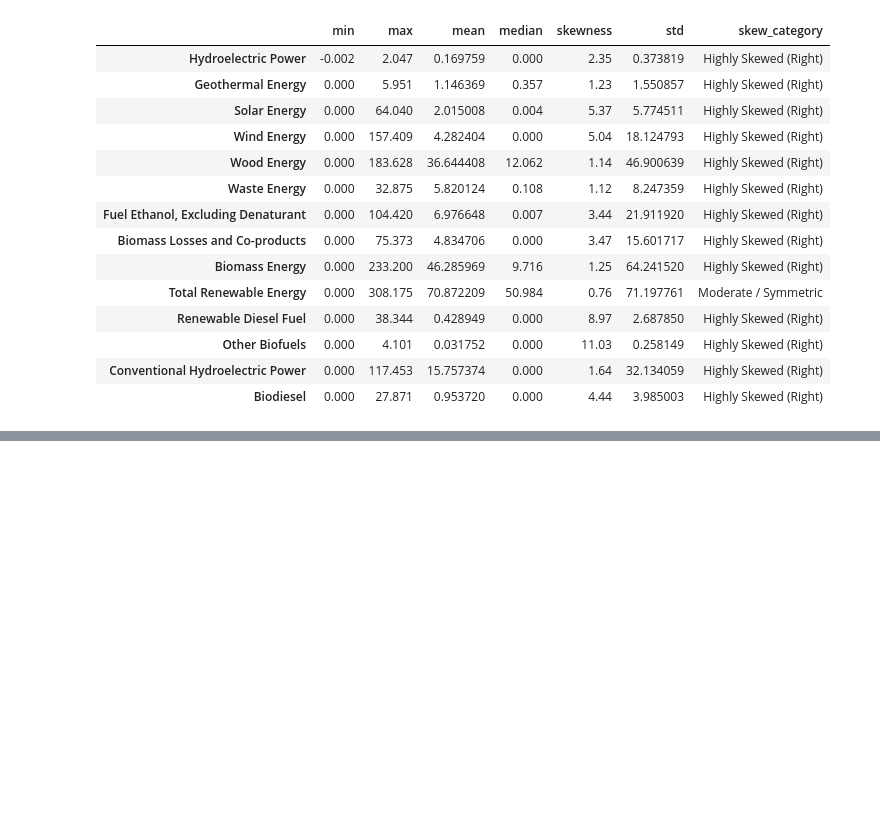
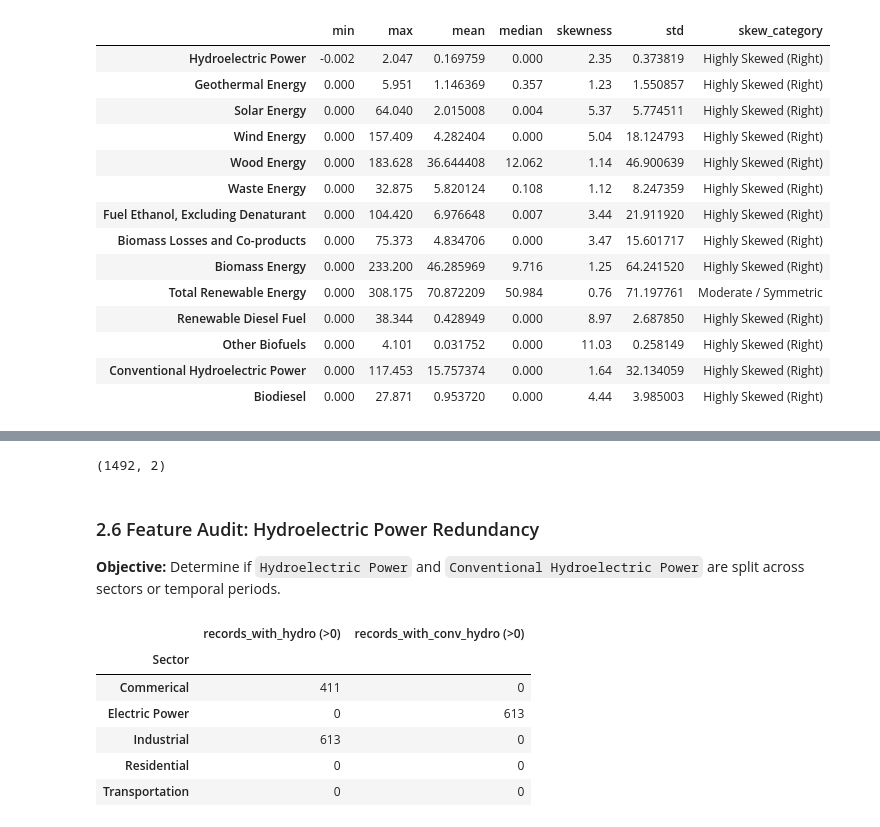
Before and after one commit to MichaelB232/41_IF-D_KataAnissaBebas, a Jupyter notebook: notebooks/01_data_understanding.ipynb, the cells around one changed output, grey strips where cells are left out. Cells and saved outputs as stored; diff of their text form; code cells hidden in the pictures; blank space fills up the shorter version.

```diff
--- a/notebooks/01_data_understanding.ipynb
+++ b/notebooks/01_data_understanding.ipynb
@@ -149,0 +205,42 @@ num_stats
+# %%
+biomass_columns = [
+    'Wood Energy',
+    'Waste Energy',
+    'Fuel Ethanol, Excluding Denaturant',
+    'Biodiesel',
+    'Renewable Diesel Fuel',
+    'Other Biofuels',
+    'Biomass Losses and Co-products',
+]
+
+check_total = pd.DataFrame({
+    'Total Component': raw_df[biomass_columns].sum(axis=1),
+    'Biomass Energy': raw_df['Biomass Energy']
+})
+
+check_total = check_total[check_total['Total Component'] == check_total['Biomass Energy']]
+check_total.shape
+
+# Sebanyak 1492 data ternyata memiliki nilai yang sama dengan biomass energy based on child component
+# %% [output]
+(1492, 2)
+# %% [markdown]
+### 2.6 Feature Audit: Hydroelectric Power Redundancy
+**Objective:** Determine if `Hydroelectric Power` and `Conventional Hydroelectric Power` are split across sectors or temporal periods.
+# %%
+hydro_comparison = raw_df.groupby("Sector")[
+    ["Hydroelectric Power", "Conventional Hydroelectric Power"]
+].agg(lambda x: (x > 0).sum()
+).rename(columns={
+    'Hydroelectric Power' : 'records_with_hydro (>0)',
+    'Conventional Hydroelectric Power': 'records_with_conv_hydro (>0)'
+})
+hydro_comparison
+# %% [output]
+|  | records_with_hydro (>0) | records_with_conv_hydro (>0) |
+| Sector |  |  |
+| Commerical | 411 | 0 |
+| Electric Power | 0 | 613 |
+| Industrial | 613 | 0 |
+| Residential | 0 | 0 |
+| Transportation | 0 | 0 |
```
Also changed, not shown: parts of 7 cells of this notebook.
